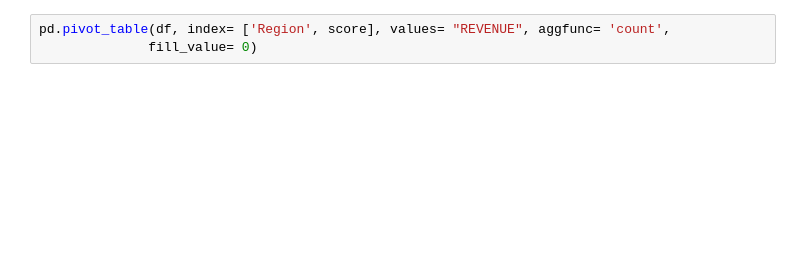
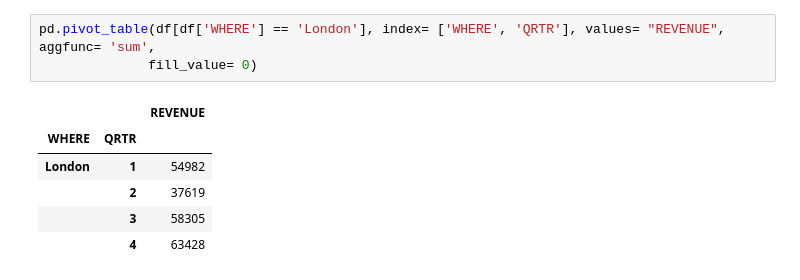
Before and after one commit to piyushppathak/MC2018FDABC, a Jupyter notebook: Pivot/Expeditioner.ipynb, the cells around one changed output. Cells and saved outputs as stored; diff of their text form; blank space fills up the shorter version.

```diff
--- a/Pivot/Expeditioner.ipynb
+++ b/Pivot/Expeditioner.ipynb
@@ -97,4 +97,11 @@ df
 1000 rows × 11 columns
 # %%
-pd.pivot_table(df, index= ['Region', score], values= "REVENUE", aggfunc= 'count',
+pd.pivot_table(df[df['WHERE'] == 'London'], index= ['WHERE', 'QRTR'], values= "REVENUE", aggfunc= 'sum',
               fill_value= 0)
+# %% [output]
+|  |  | REVENUE |
+| WHERE | QRTR |  |
+| London | 1 | 54982 |
+|  | 2 | 37619 |
+|  | 3 | 58305 |
+|  | 4 | 63428 |
```
Also changed, not shown: parts of 4 cells of this notebook, 1 other file.
